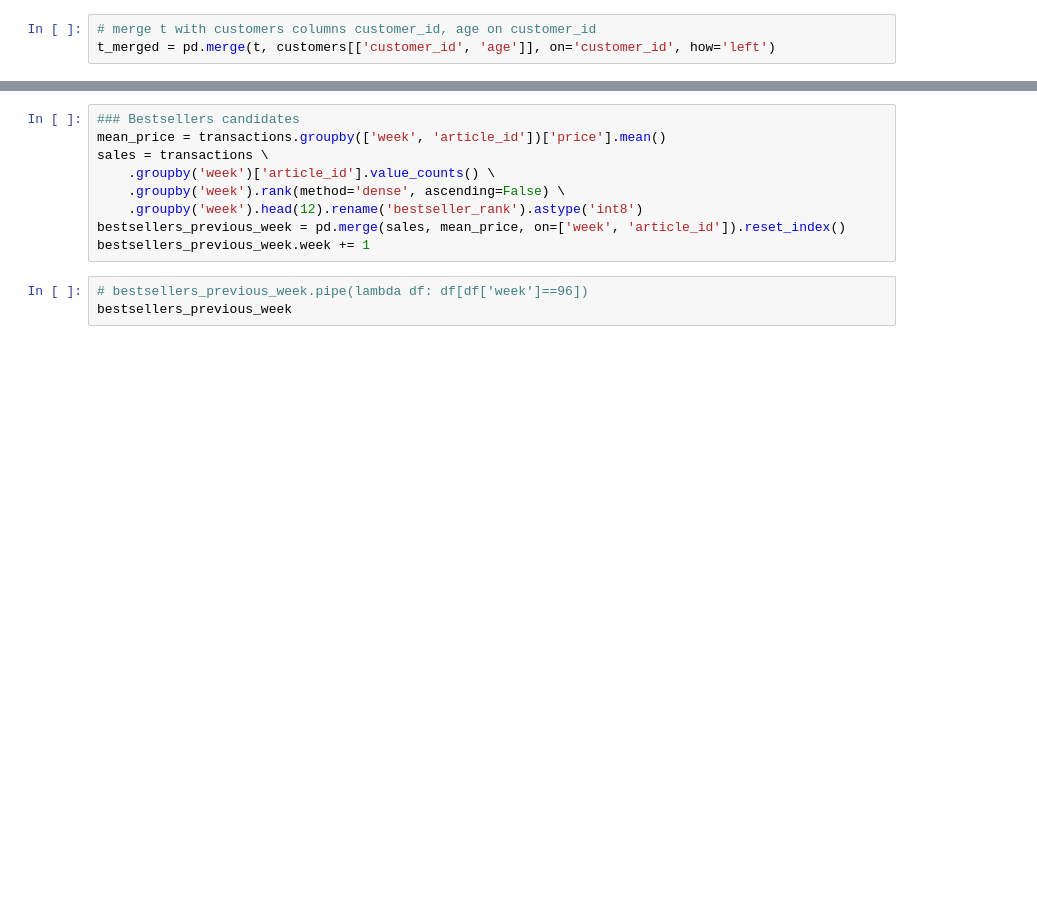
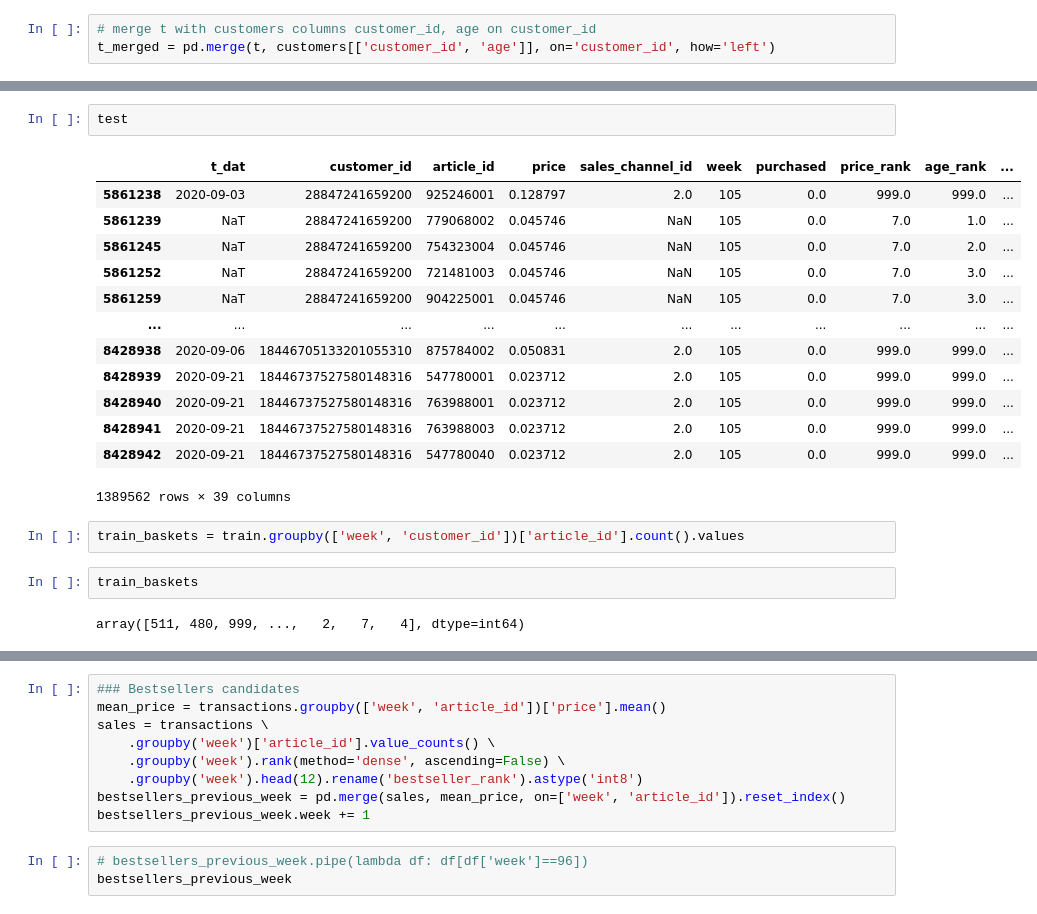
Before and after one commit to LienM/ai-project-23-24, a Jupyter notebook: MaksimKarnaukh/05-Research/notebook-05.ipynb, the cells around one changed output, grey strips where cells are left out. Cells and saved outputs as stored; diff of their text form; blank space fills up the shorter version.

```diff
--- a/MaksimKarnaukh/05-Research/notebook-05.ipynb
+++ b/MaksimKarnaukh/05-Research/notebook-05.ipynb
@@ -350,0 +496,22 @@ top_candidates_3feat_price[top_candidates_3feat_price['customer_id']==2724124813
+# %%
+test
+# %% [output]
+|  | t_dat | customer_id | article_id | price | sales_channel_id | week | purchased | price_rank | age_rank | ... |
+| 5861238 | 2020-09-03 | 28847241659200 | 925246001 | 0.128797 | 2.0 | 105 | 0.0 | 999.0 | 999.0 | ... |
+| 5861239 | NaT | 28847241659200 | 779068002 | 0.045746 | NaN | 105 | 0.0 | 7.0 | 1.0 | ... |
+| 5861245 | NaT | 28847241659200 | 754323004 | 0.045746 | NaN | 105 | 0.0 | 7.0 | 2.0 | ... |
+| 5861252 | NaT | 28847241659200 | 721481003 | 0.045746 | NaN | 105 | 0.0 | 7.0 | 3.0 | ... |
+| 5861259 | NaT | 28847241659200 | 904225001 | 0.045746 | NaN | 105 | 0.0 | 7.0 | 3.0 | ... |
+| ... | ... | ... | ... | ... | ... | ... | ... | ... | ... | ... |
+| 8428938 | 2020-09-06 | 18446705133201055310 | 875784002 | 0.050831 | 2.0 | 105 | 0.0 | 999.0 | 999.0 | ... |
+| 8428939 | 2020-09-21 | 18446737527580148316 | 547780001 | 0.023712 | 2.0 | 105 | 0.0 | 999.0 | 999.0 | ... |
+| 8428940 | 2020-09-21 | 18446737527580148316 | 763988001 | 0.023712 | 2.0 | 105 | 0.0 | 999.0 | 999.0 | ... |
+| 8428941 | 2020-09-21 | 18446737527580148316 | 763988003 | 0.023712 | 2.0 | 105 | 0.0 | 999.0 | 999.0 | ... |
+| 8428942 | 2020-09-21 | 18446737527580148316 | 547780040 | 0.023712 | 2.0 | 105 | 0.0 | 999.0 | 999.0 | ... |
+1389562 rows × 39 columns
+# %%
+train_baskets = train.groupby(['week', 'customer_id'])['article_id'].count().values
+# %%
+train_baskets
+# %% [output]
+array([511, 480, 999, ...,   2,   7,   4], dtype=int64)
```
Also changed, not shown: parts of 28 cells of this notebook.
